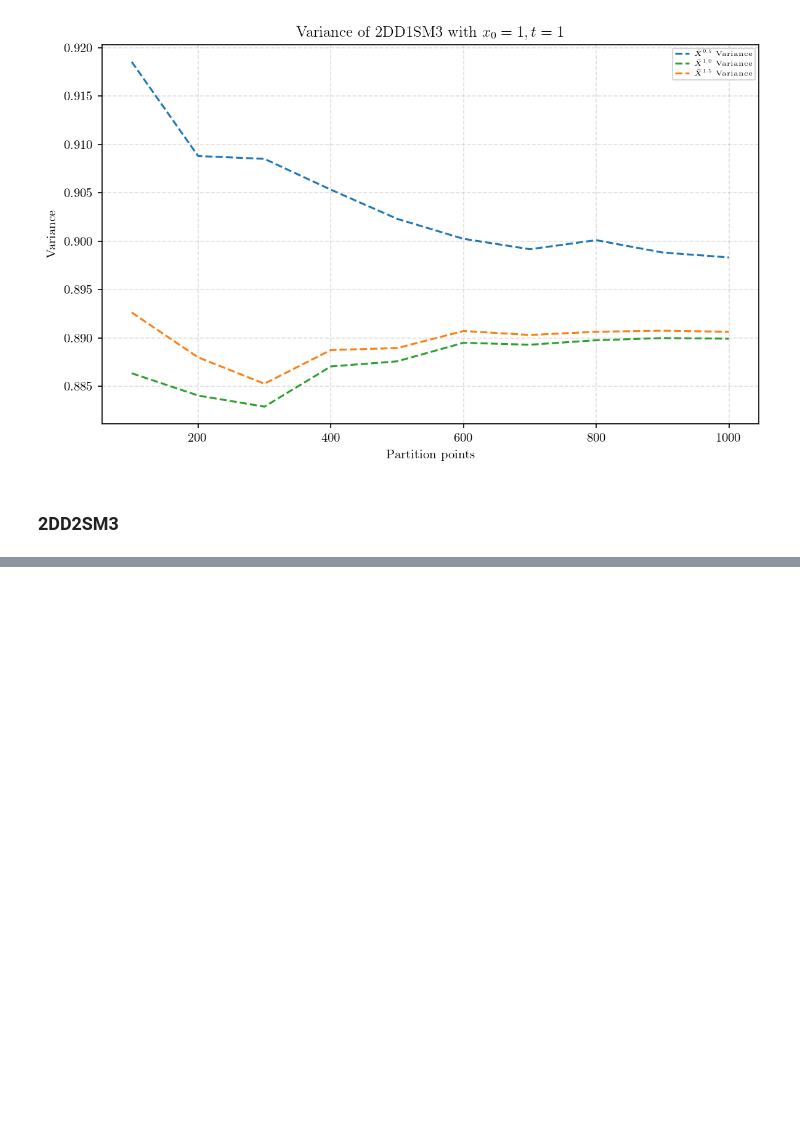
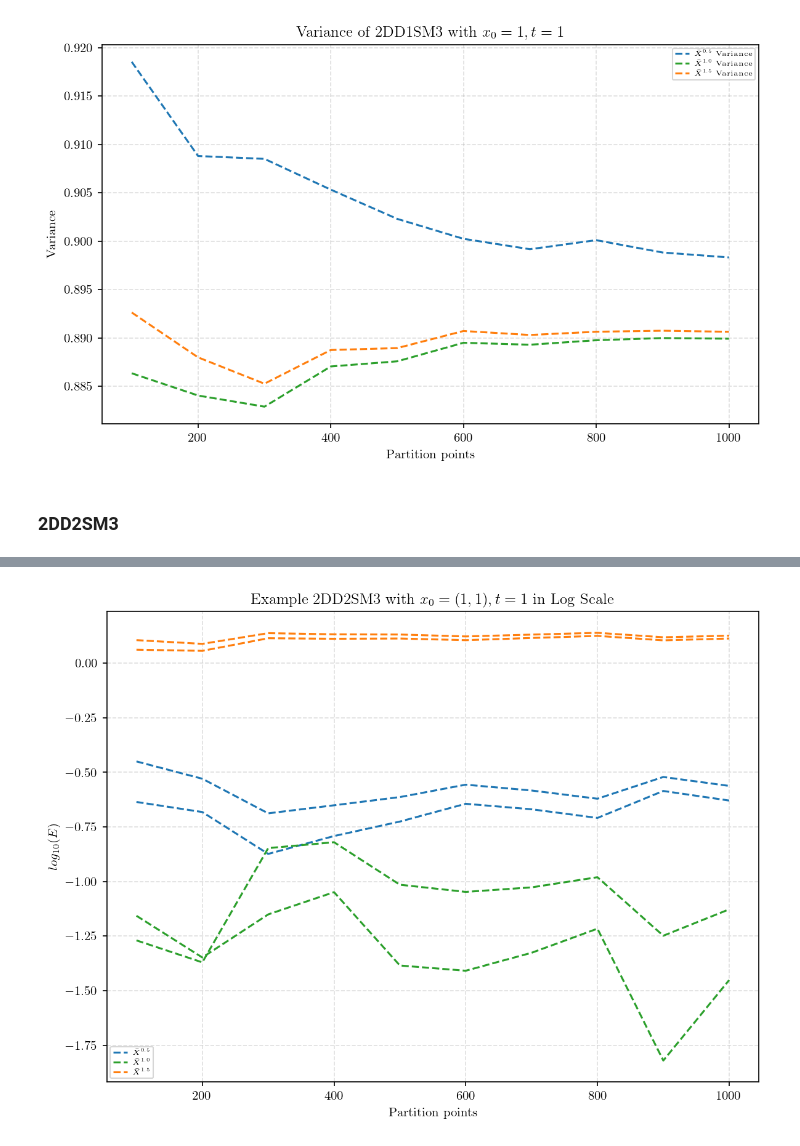
Before and after one commit to Andriyichenko/simulation, a Jupyter notebook: 2D/2D_plot.ipynb, the cells around one changed output, grey strips where cells are left out. Saved outputs shown, nothing was run; the diff lists cells and outputs as text; code cells hidden in the pictures; blank space fills up the shorter version.

```diff
--- a/2D/2D_plot.ipynb
+++ b/2D/2D_plot.ipynb
@@ -571 +571,99 @@ print("image saved to:", save_path)
 image saved to: sim_pics/2DD2SM3.png
+# %%
+#2DD2SM3_log
+#信頼区間公式 \bar{X} ± z * (s/√n)
+# ここで、\bar{X}は標本平均、zは信頼水準、sは標本標準偏差(SD)、nはサンプルサイズ(SS),(s/√n)は標準誤差(SE)
+import pandas as pd
+import matplotlib.pyplot as plt
+import numpy as np
+from scipy.stats import norm
+from pathlib import Path
+
+# 设置字体（根据系统环境可能需要调整，如 'SimHei', 'Arial Unicode MS' 等）
+plt.rcParams['font.family'] = 'Hiragino Sans'
+save_dir = Path("sim_pics")  # フォルダー保存先
+save_dir.mkdir(exist_ok=True)
+
+save_path = save_dir / "2DD2SM3_log_single.png"  # 画像保存パス
+
+# 信頼水準(confidence level)の関数
+def conf_level(a):  # aは信頼度であり、ex:a=0.95なら95%信頼区間
+    alpha = 1-a
+    z = norm.ppf(1 - alpha / 2)
+    return z
+
+try:
+    df2 = pd.read_csv("../data_source/2DD2SM3_100_1000_data.csv")
+except FileNotFoundError:
+    print("Warning: CSV file not found. Ensure the path is correct.")
+    df2 = pd.DataFrame({'points': np.linspace(10, 100, 20)})
+    df2['E'] = np.random.rand(20) * 0.1
+    df2['Em'] = np.random.rand(20) * 0.1
+    df2['E_1.5'] = np.random.rand(20) * 0.1
+    df2['A'] = np.sin(df2['points']/10)
+    df2['Am'] = np.sin(df2['points']/10) + 0.5
+    df2['A_1.5'] = np.sin(df2['points']/10) + 1.0
+
+
+# z信頼水準の計算
+a = 0.95
+z = conf_level(a)
+
+A_std_df2   = np.sqrt(df2['E'])      # Aの標本標準偏差(SD)
+Am_std_df2  = np.sqrt(df2['Em'])     # Amの標本標準偏差(SD)
+A15_std_df2 = np.sqrt(df2['E_1.5'])  # A_1_5の標本標準偏差(SD)
+
+paths = 10 * (df2['points'] ** 2)
+
+# Standard errors of sample means
+A_se_df2     = A_std_df2   / np.sqrt(paths)
+Am_se_df2    = Am_std_df2  / np.sqrt(paths)
+A15_se_df2   = A15_std_df2 / np.sqrt(paths)
+
+
+# Confidence bands
+A_up_df2     = df2['A']      + z * A_se_df2
+A_low_df2    = df2['A']      - z * A_se_df2
+Am_up_df2    = df2['Am']     + z * Am_se_df2
+Am_low_df2   = df2['Am']     - z * Am_se_df2
+A15_up_df2   = df2['A_1.5']  + z * A15_se_df2
+A15_low_df2  = df2['A_1.5']  - z * A15_se_df2
+
+
+# Confidence bands in Log scale
+A_up_df2_log     = np.log10(abs(A_up_df2))
+A_low_df2_log    = np.log10(abs(A_low_df2))
+Am_up_df2_log    = np.log10(abs(Am_up_df2))
+Am_low_df2_log   = np.log10(abs(Am_low_df2))
+A15_up_df2_log   = np.log10(abs(A15_up_df2))
+A15_low_df2_log  = np.log10(abs(A15_low_df2))
+
+
+fig, ax = plt.subplots(figsize=(8, 6), dpi=150)
+
+
+#(0.5)
+ax.plot(df2["points"], A_up_df2_log,  linestyle="--", color="#1f77b4", label=r"$\bar{X}^{0.5}$")
+ax.plot(df2["points"], A_low_df2_log, linestyle="--", color="#1f77b4")
+
+# (1.0)
+ax.plot(df2["points"], Am_up_df2_log,  linestyle="--", color="#2ca02c", label=r"$\bar{X}^{1.0}$")
+ax.plot(df2["points"], Am_low_df2_log, linestyle="--", color="#2ca02c")
+
+# (1.5)
+ax.plot(df2["points"], A15_up_df2_log,  linestyle="--", color="#ff7f0e", label=r"$\bar{X}^{1.5}$")
+ax.plot(df2["points"], A15_low_df2_log, linestyle="--", color="#ff7f0e")
+
+#
+ax.set_title(r'Example 2DD2SM3 with $x_0=(1,1),t=1$ in Log Scale')
+ax.set_xlabel("Partition points")
+ax.set_ylabel(r"$log_{10}(E)$")
+ax.grid(True, linestyle="--", alpha=0.4)
+ax.legend(fontsize=8, loc='best')
+plt.legend(fontsize=5.5, loc='best')
+plt.tight_layout()  # 自動的にレイアウトを調整する
+plt.savefig(save_path, dpi=250, bbox_inches='tight')
+plt.show()
+print("image saved to:", save_path)
+# %% [output]
+[figure, added]
```
Also changed, not shown: parts of 6 cells of this notebook, 9 other files.
